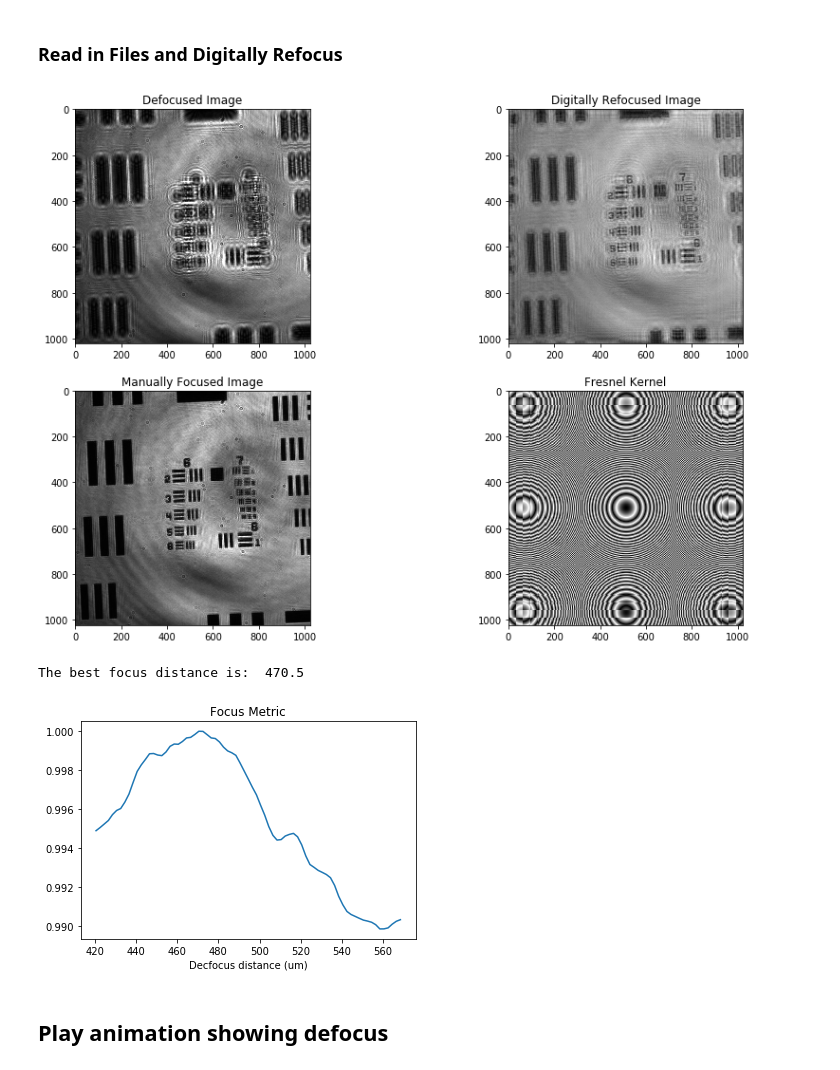
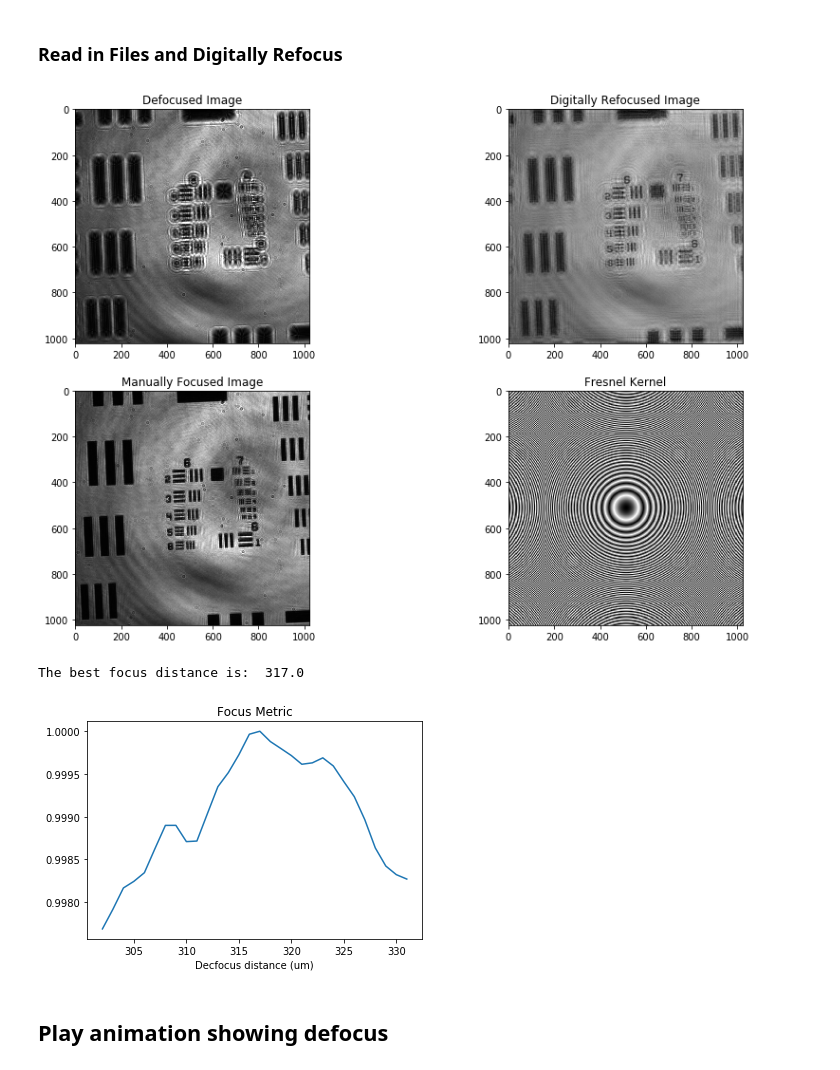
Before and after one commit to monakhova/Fourier-Optics-Demos, a Jupyter notebook: Digital Holography/Digital Refocus.ipynb, the cells around one changed output. Drawn from its saved outputs; the diff is of its cells as text; code cells hidden in the pictures.

```diff
--- a/Digital Holography/Digital Refocus.ipynb
+++ b/Digital Holography/Digital Refocus.ipynb
@@ -18,14 +23,13 @@ import myfunctions as mf
 ### Options
 # %%
 # Define Image paths:
-image_path = 'images/laserTarget_13.tif'
+image_path = 'images/laserTarget_8.tif'
 focused_path = 'images/laserTarget_0.tif'
-simulatedimage_path = 'images/testdog.png'
+simulated_image_path = 'images/testdog.png'
 
 # Options
+mode = 'Experimental'          # Modes: 'Simulated' or 'Experimental'
 determine_best_focus = True    # Find the best focal plane
-experimental_data = True       # True: use experimental data, False: use simulated image
-
 
 # System parameters
 d_pix = 5.4             # um/pixel (on camera sensor)
@@ -33,54 +37,57 @@ M = 8.0                 # System magnification
 dx = d_pix/M            # um/pixel with magnification
 lmda = 0.530            # wavelength of light (um)
 k = 2.0*np.pi/lmda      # wave number
-z_defocus_guess = 495.5 # defocus (um)
+z_defocus_guess = 317.0 # defocus (um)
 zs = np.zeros(1); zs[0] = z_defocus_guess
 # %% [markdown]
 ### Read in Files and Digitally Refocus
 # %%
 # Read in Images
-if experimental_data== True:
-    image = mf.rgb2gray(np.double(misc.imread(image_path)))
-    i_focused = mf.rgb2gray(np.double(misc.imread(focused_path)))
+if mode == 'Experimental':
+    image = mf.rgb2gray(np.double(misc.imread(image_path)))            # Read in defocused image
+    i_focused = mf.rgb2gray(np.double(misc.imread(focused_path)))      # Read in focused image
 
-    N_size = image.shape[0];
-    x1 = 1; y1 = 1;          # Starting index for image cropping
+    # Crop image to square
+    N_size = image.shape[0]; x1 = 0; y1 = 0;                           # Starting index for image cropping
     i_crop = image[x1:x1+N_size,y1:y1+N_size]
     i_fcrop = i_focused[x1:x1+N_size,y1:y1+N_size]
-    g_in = np.sqrt(i_crop)
 
-    [g_out,H, f_metric] = mf.propogate(g_in, lmda, zs, dx) # Propogate field
+    g_in = np.sqrt(i_crop)                                             # complex field is the sqrt of the image
+    [g_out,H, f_metric] = mf.propagate(g_in, lmda, zs, dx)             # Propagate field
 
-
+    # Plot results
     f, axs = plt.subplots(2,2,figsize=(15,10))
     plt.subplot(2,2,1); plt.imshow(i_crop, cmap='gray'); plt.title('Defocused Image');
     plt.subplot(2,2,2); plt.imshow(np.abs(g_out[:,:,0]), cmap='gray'); plt.title('Digitally Refocused Image');
     plt.subplot(2,2,3); plt.imshow(i_fcrop, cmap='gray'); plt.title('Manually Focused Image');
     plt.subplot(2,2,4); plt.imshow(np.abs(np.angle(H[:,:,0])), cmap='gray'); plt.title('Fresnel Kernel');
-else:
-    g_in = mf.rgb2gray(np.double(misc.imread(simulatedimage_path)))
-    [g_out,H, f_metric] = mf.propogate(g_in, lmda, zs, dx) # Propogate field
 
+elif mode == 'Simulated':
+    g_in = mf.rgb2gray(np.double(misc.imread(simulated_image_path)))   # Read in image
+    [g_out,H, f_metric] = mf.propagate(g_in, lmda, zs, dx)             # Propagate field by zs
+
+    # Plot results
     f, axs = plt.subplots(1,2,figsize=(15,10))
     plt.subplot(1,2,1); plt.imshow(g_in, cmap='gray'); plt.title('Original Field');
-    plt.subplot(1,2,2); plt.imshow(np.abs(g_out[:,:,0]), cmap='gray'); plt.title('Propogated Field');
+    plt.subplot(1,2,2); plt.imshow(np.abs(g_out[:,:,0]), cmap='gray'); plt.title('Propagated Field');
 # %% [output]
-[figure, old version]
+[figure, new version]
 # %%
+# Sweep different focus distances to determine the best focus
 if determine_best_focus == True:
 
-    zs = np.arange(z_defocus_guess-75, z_defocus_guess+75, 2.0)
-    [g_out,H, f_metric] = mf.propogate(g_in, lmda, zs, dx)
+    zs = np.arange(z_defocus_guess-15, z_defocus_guess+15, 1)
+    [g_out,H, f_metric] = mf.propagate(g_in, lmda, zs, dx)
 
     plt.plot(zs, np.abs(f_metric)/np.max(np.abs(f_metric)));
     plt.title('Focus Metric');
     plt.xlabel('Decfocus distance (um)');
 
     z_focus = zs[np.argmax(f_metric)]
     print('The best focus distance is: ', z_focus)
 # %% [output]
-The best focus distance is:  470.5
+The best focus distance is:  317.0
-[figure, old version]
+[figure, new version]
 # %% [markdown]
 ## Play animation showing defocus
 # %%
```
Also changed, not shown: parts of 5 cells of this notebook, 3 other files.
